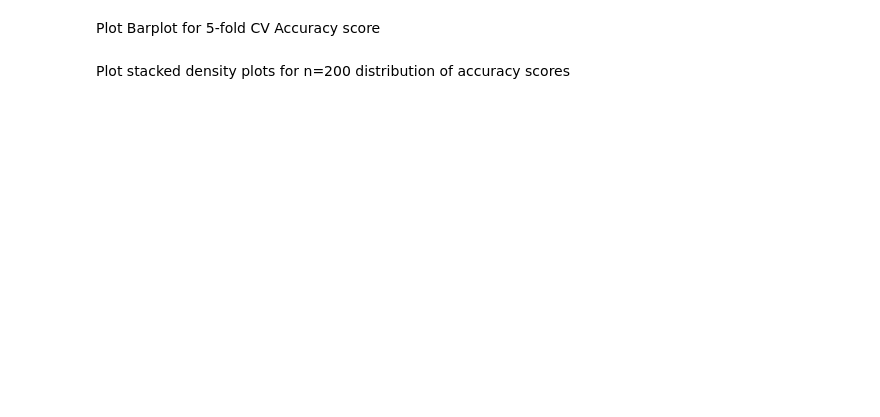
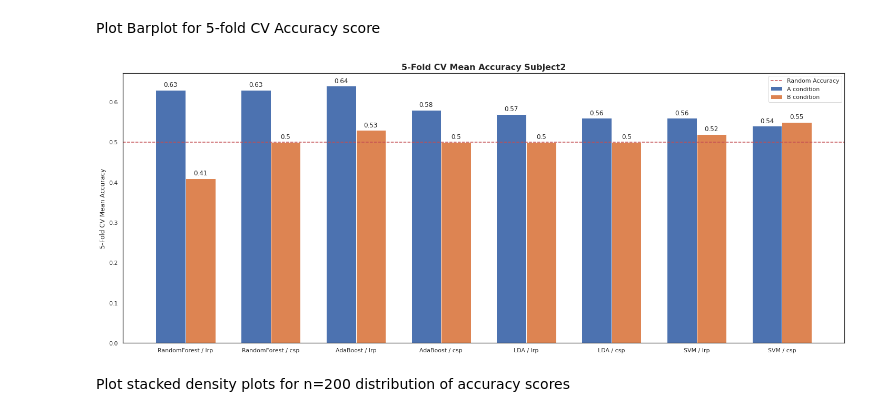
Before and after one commit to brisenodaniel/DataMiningGroupProject, a Jupyter notebook: src/HyperparameterTuningModelSelection.ipynb, the cells around one changed output. Saved outputs shown, nothing was run; the diff lists cells and outputs as text; code cells hidden in the pictures; blank space fills up the shorter version.

```diff
--- a/src/HyperparameterTuningModelSelection.ipynb
+++ b/src/HyperparameterTuningModelSelection.ipynb
@@ -1053,7 +1099,9 @@ with open('./bin/clfs_s2.p','wb') as clf_pickle_file:
 # %% [markdown]
 Plot Barplot for 5-fold CV Accuracy score
 # %%
-make_barplt(tuned_clfs_s2, subject_number=2, plot_name='ModelAccuracyCV_s2_brplt')
+make_barplt(tuned_clfs_s2, subject_number=2, plot_name='ModelAccuracyCV_s2__35HzLowpassFilter_brplt')
+# %% [output]
+[figure, added]
 # %% [markdown]
 Plot stacked density plots for n=200 distribution of accuracy scores
 # %%
```
Also changed, not shown: parts of 9 cells of this notebook, 20 other files.
